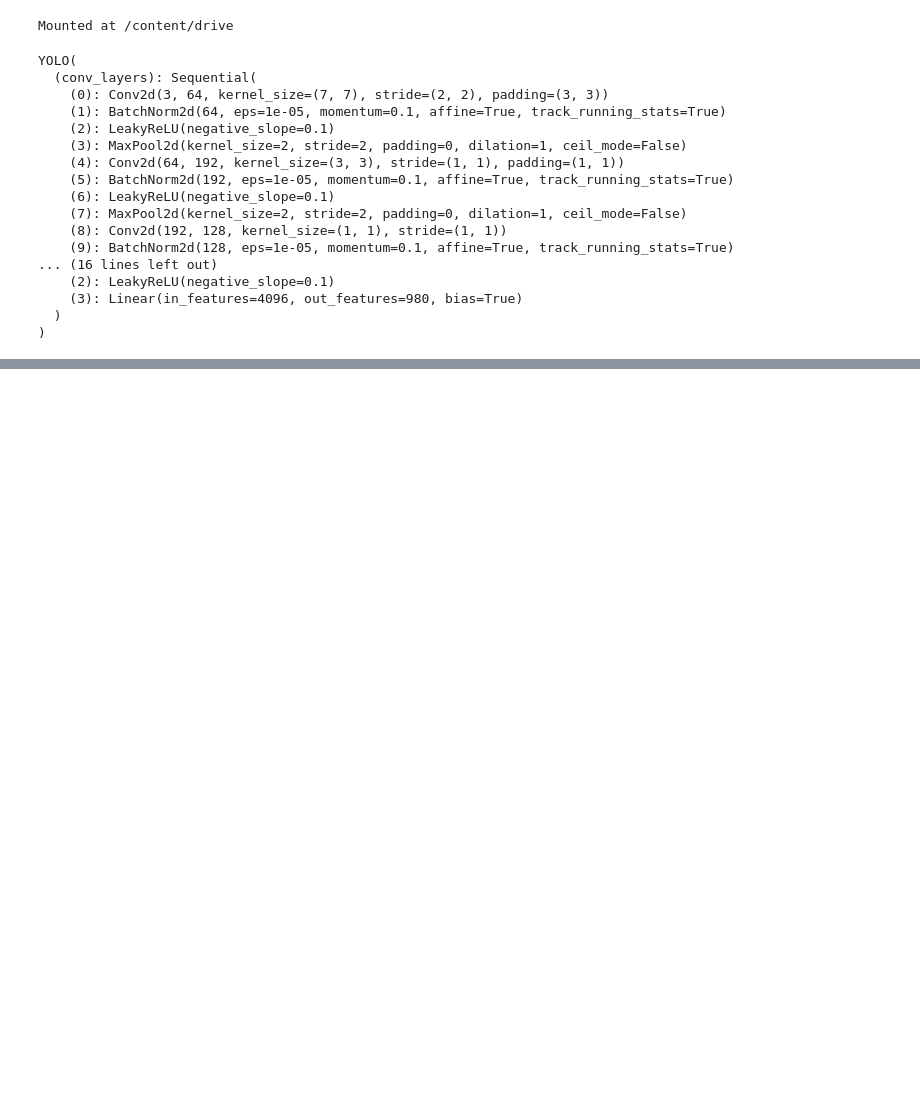
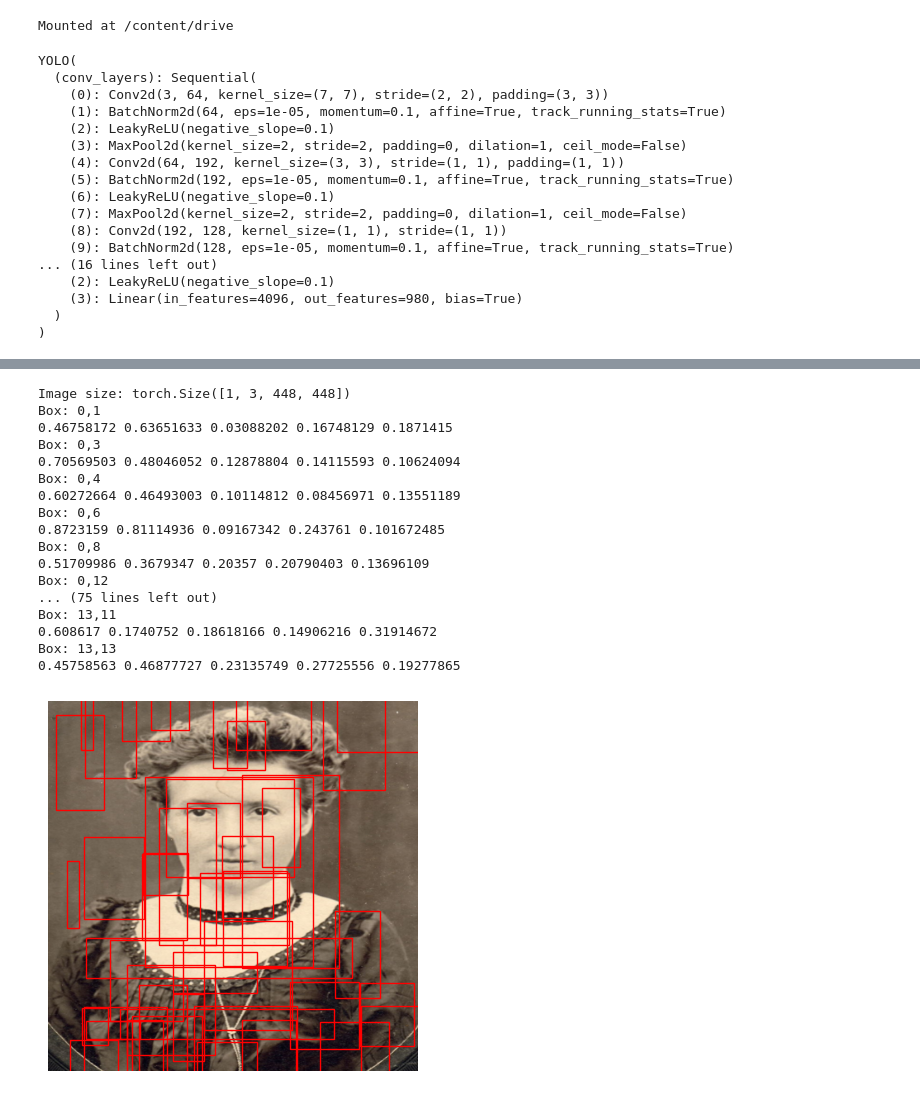
Before and after one commit to vasatodorovic/Face-detection-and-recognition, a Jupyter notebook: 0_FaceDetection_V2.ipynb, the cells around one changed output, grey strips where cells are left out. Saved outputs shown, nothing was run; the diff lists cells and outputs as text; code cells hidden in the pictures; blank space fills up the shorter version.

```diff
--- a/0_FaceDetection_V2.ipynb
+++ b/0_FaceDetection_V2.ipynb
@@ -458,0 +528,21 @@ Checkpoint saved at /content/drive/My Drive/checkpoints/V2_model_epoch_6_loss_8.
+# %%
+predict_and_draw(model,train_loader,device)
+# %% [output]
+Image size: torch.Size([1, 3, 448, 448])
+Box: 0,1
+0.46758172 0.63651633 0.03088202 0.16748129 0.1871415
+Box: 0,3
+0.70569503 0.48046052 0.12878804 0.14115593 0.10624094
+Box: 0,4
+0.60272664 0.46493003 0.10114812 0.08456971 0.13551189
+Box: 0,6
+0.8723159 0.81114936 0.09167342 0.243761 0.101672485
+Box: 0,8
+0.51709986 0.3679347 0.20357 0.20790403 0.13696109
+Box: 0,12
+... (75 lines left out)
+Box: 13,11
+0.608617 0.1740752 0.18618166 0.14906216 0.31914672
+Box: 13,13
+0.45758563 0.46877727 0.23135749 0.27725556 0.19277865
+[figure, added]
```
Also changed, not shown: parts of 23 cells of this notebook.
